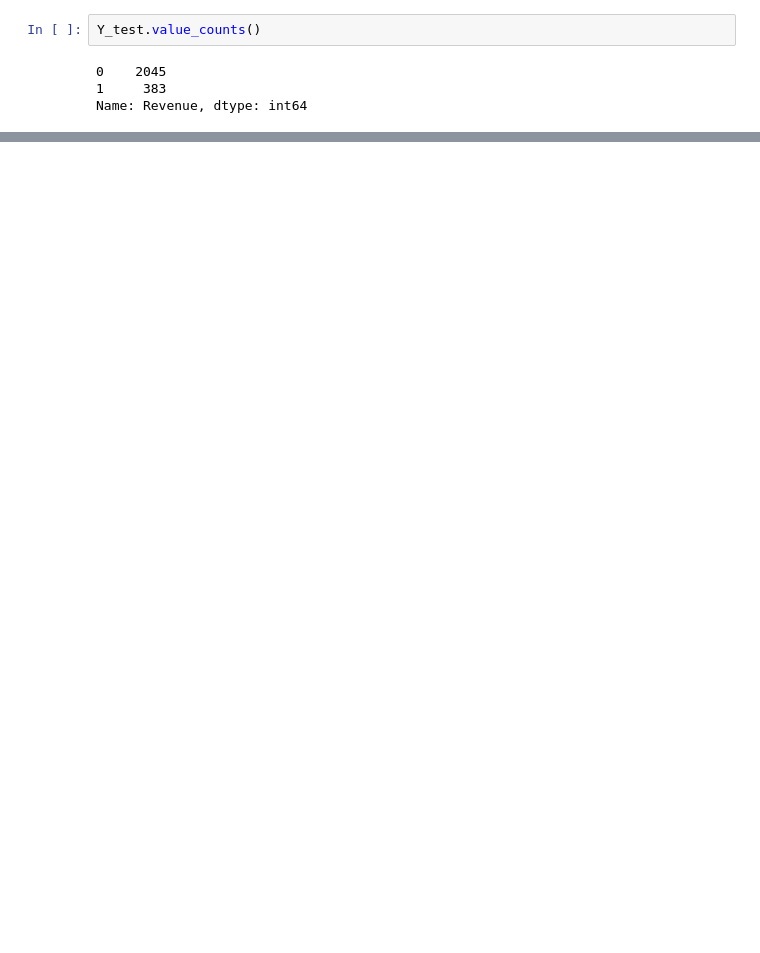
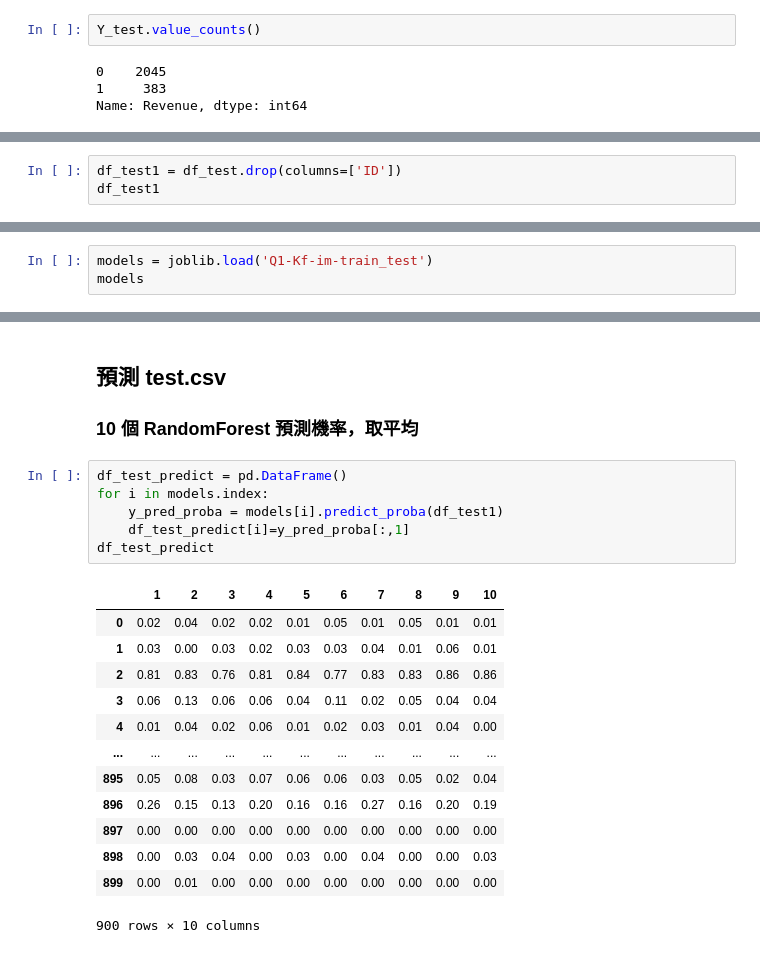
Before and after one commit to m10923039/data_question, a Jupyter notebook: Q1-Kf-im-train_test.ipynb, the cells around one changed output, grey strips where cells are left out. Saved outputs shown, nothing was run; the diff lists cells and outputs as text; blank space fills up the shorter version.

```diff
--- a/Q1-Kf-im-train_test.ipynb
+++ b/Q1-Kf-im-train_test.ipynb
@@ -518,0 +536,3 @@ df_model_score
+# %%
+df_test1 = df_test.drop(columns=['ID'])
+df_test1
@@ -518,0 +555,3 @@ df_model_score
+# %%
+models = joblib.load('Q1-Kf-im-train_test')
+models
@@ -518,0 +590,23 @@ df_model_score
+# %% [markdown]
+## 預測 test.csv
+### 10 個 RandomForest 預測機率，取平均
+# %%
+df_test_predict = pd.DataFrame()
+for i in models.index:
+    y_pred_proba = models[i].predict_proba(df_test1)
+    df_test_predict[i]=y_pred_proba[:,1]
+df_test_predict
+# %% [output]
+|  | 1 | 2 | 3 | 4 | 5 | 6 | 7 | 8 | 9 | 10 |
+| 0 | 0.02 | 0.04 | 0.02 | 0.02 | 0.01 | 0.05 | 0.01 | 0.05 | 0.01 | 0.01 |
+| 1 | 0.03 | 0.00 | 0.03 | 0.02 | 0.03 | 0.03 | 0.04 | 0.01 | 0.06 | 0.01 |
+| 2 | 0.81 | 0.83 | 0.76 | 0.81 | 0.84 | 0.77 | 0.83 | 0.83 | 0.86 | 0.86 |
+| 3 | 0.06 | 0.13 | 0.06 | 0.06 | 0.04 | 0.11 | 0.02 | 0.05 | 0.04 | 0.04 |
+| 4 | 0.01 | 0.04 | 0.02 | 0.06 | 0.01 | 0.02 | 0.03 | 0.01 | 0.04 | 0.00 |
+| ... | ... | ... | ... | ... | ... | ... | ... | ... | ... | ... |
+| 895 | 0.05 | 0.08 | 0.03 | 0.07 | 0.06 | 0.06 | 0.03 | 0.05 | 0.02 | 0.04 |
+| 896 | 0.26 | 0.15 | 0.13 | 0.20 | 0.16 | 0.16 | 0.27 | 0.16 | 0.20 | 0.19 |
+| 897 | 0.00 | 0.00 | 0.00 | 0.00 | 0.00 | 0.00 | 0.00 | 0.00 | 0.00 | 0.00 |
+| 898 | 0.00 | 0.03 | 0.04 | 0.00 | 0.03 | 0.00 | 0.04 | 0.00 | 0.00 | 0.03 |
+| 899 | 0.00 | 0.01 | 0.00 | 0.00 | 0.00 | 0.00 | 0.00 | 0.00 | 0.00 | 0.00 |
+900 rows × 10 columns
```
Also changed, not shown: parts of 26 cells of this notebook, 1 other file.
